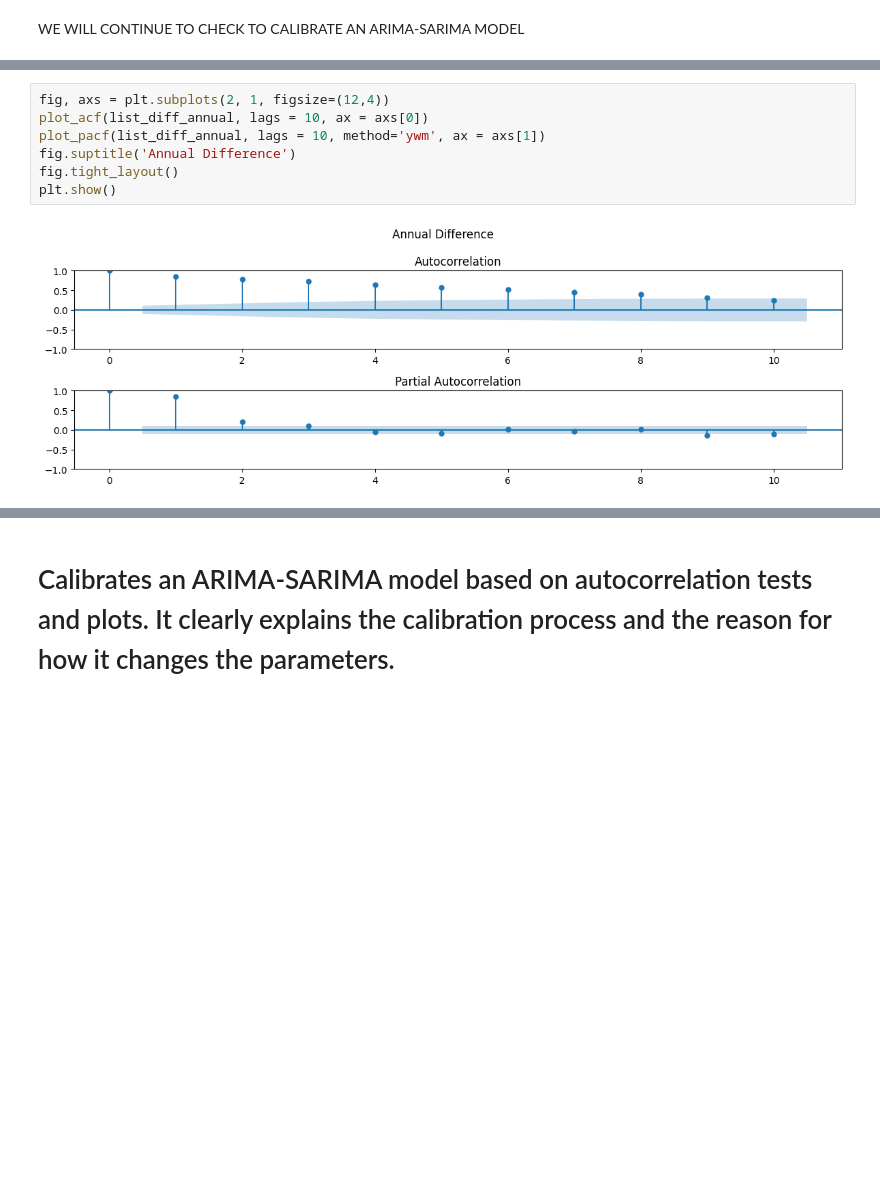
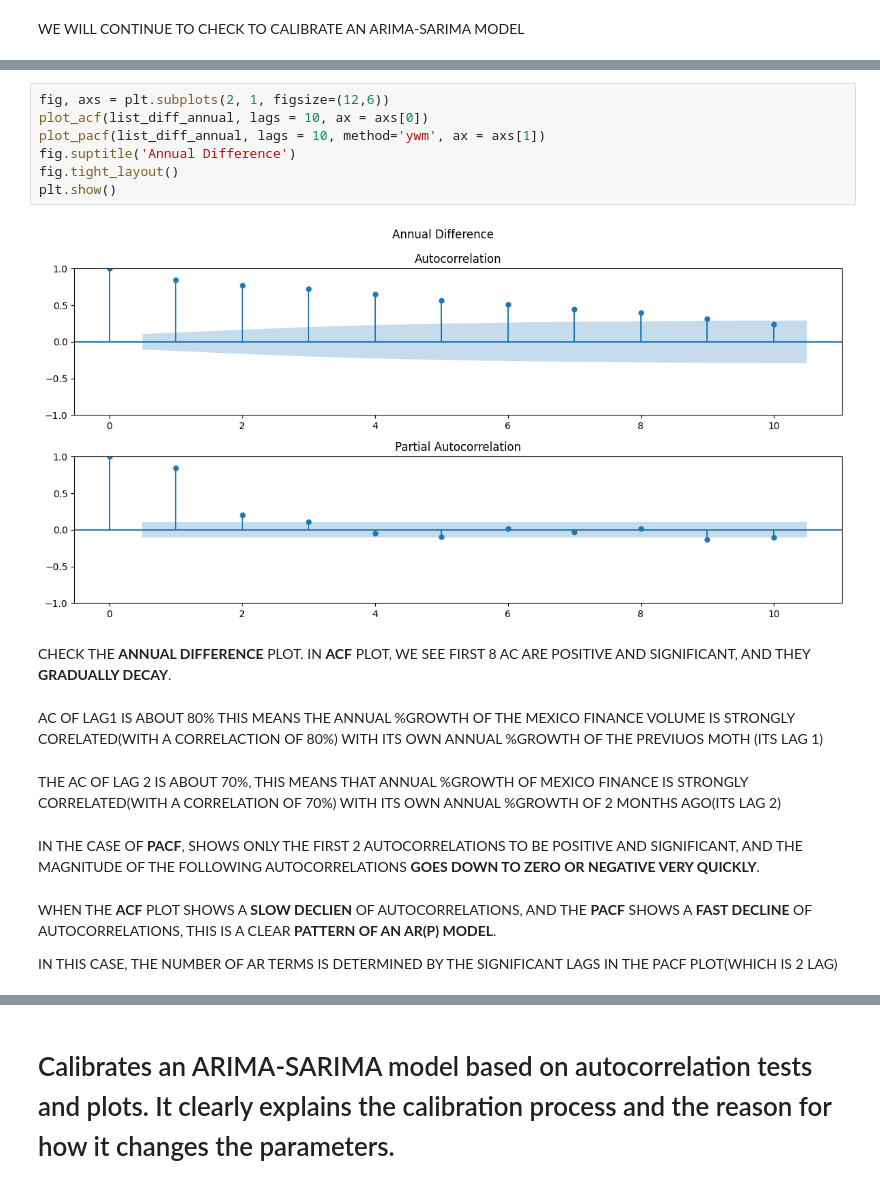
Before and after one commit to A01706648/TC3007_Statistic, a Jupyter notebook: ARIMA_SARIMA.ipynb, the cells around one changed output, grey strips where cells are left out. Cells and saved outputs as stored; diff of their text form; blank space fills up the shorter version.

```diff
--- a/ARIMA_SARIMA.ipynb
+++ b/ARIMA_SARIMA.ipynb
@@ -118,9 +131,31 @@ plt.show()
 # %%
-fig, axs = plt.subplots(2, 1, figsize=(12,4))
+fig, axs = plt.subplots(2, 1, figsize=(12,6))
 plot_acf(list_diff_annual, lags = 10, ax = axs[0])
 plot_pacf(list_diff_annual, lags = 10, method='ywm', ax = axs[1])
 fig.suptitle('Annual Difference')
 fig.tight_layout()
 plt.show()
 # %% [output]
-[figure, old version]
+[figure, new version]
+# %% [markdown]
+CHECK THE **ANNUAL DIFFERENCE** PLOT.
+IN **ACF** PLOT, WE SEE FIRST 8 AC ARE POSITIVE AND SIGNIFICANT,
+AND THEY **GRADUALLY DECAY**.
+# %% [markdown]
+AC OF LAG1 IS ABOUT 80%
+THIS MEANS THE ANNUAL %GROWTH OF THE MEXICO FINANCE VOLUME IS STRONGLY CORELATED(WITH A CORRELACTION OF 80%)
+WITH ITS OWN ANNUAL %GROWTH OF THE PREVIUOS MOTH (ITS LAG 1)
+# %% [markdown]
+THE AC OF LAG 2 IS ABOUT 70%,
+THIS MEANS THAT ANNUAL %GROWTH OF MEXICO FINANCE IS STRONGLY CORRELATED(WITH A CORRELATION OF 70%)
+WITH ITS OWN ANNUAL %GROWTH OF 2 MONTHS AGO(ITS LAG 2)
+# %% [markdown]
+IN THE CASE OF **PACF**,
+SHOWS ONLY THE FIRST 2 AUTOCORRELATIONS TO BE POSITIVE AND SIGNIFICANT,
+AND THE MAGNITUDE OF THE FOLLOWING AUTOCORRELATIONS **GOES DOWN TO ZERO OR NEGATIVE VERY QUICKLY**.
+# %% [markdown]
+WHEN THE **ACF** PLOT SHOWS A **SLOW DECLIEN** OF AUTOCORRELATIONS,
+AND THE **PACF** SHOWS A **FAST DECLINE** OF AUTOCORRELATIONS,
+THIS IS A CLEAR **PATTERN OF AN AR(P) MODEL**.
+
+IN THIS CASE, THE NUMBER OF AR TERMS IS DETERMINED BY THE SIGNIFICANT LAGS IN THE PACF PLOT(WHICH IS 2 LAG)
```
Also changed, not shown: parts of 18 cells of this notebook.
